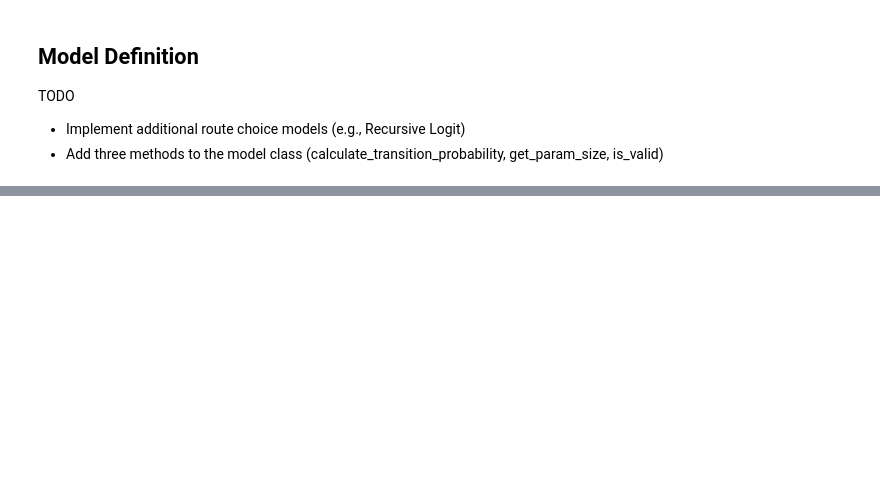
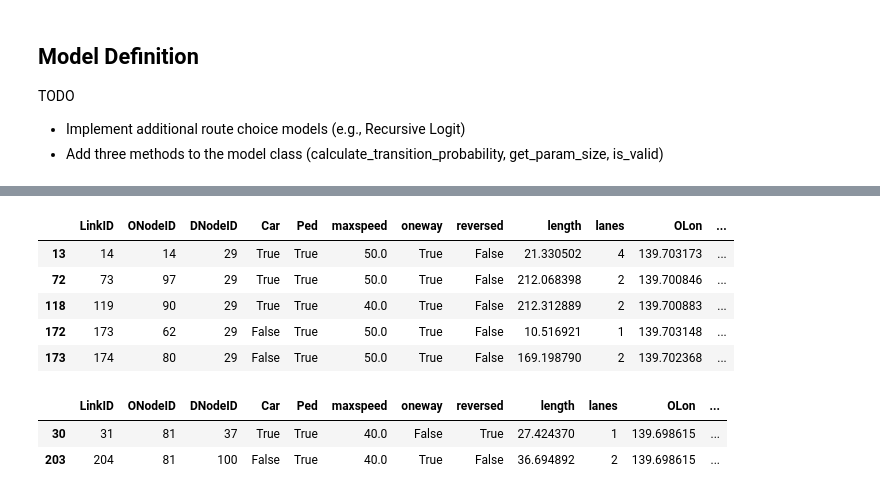
Before and after one commit to bin-utokyo/davis, a Jupyter notebook: src/specific_model/route_choice/code/main.ipynb, the cells around one changed output, grey strips where cells are left out. Drawn from its saved outputs; the diff is of its cells as text; code cells hidden in the pictures; blank space fills up the shorter version.

```diff
--- a/src/specific_model/route_choice/code/main.ipynb
+++ b/src/specific_model/route_choice/code/main.ipynb
@@ -159,0 +384,15 @@ print(df_transition.head())
+# %%
+df_link_with_flow[df_link_with_flow["DNodeID"] == 29]
+# %% [output]
+|  | LinkID | ONodeID | DNodeID | Car | Ped | maxspeed | oneway | reversed | length | lanes | OLon | ... |
+| 13 | 14 | 14 | 29 | True | True | 50.0 | True | False | 21.330502 | 4 | 139.703173 | ... |
+| 72 | 73 | 97 | 29 | True | True | 50.0 | True | False | 212.068398 | 2 | 139.700846 | ... |
+| 118 | 119 | 90 | 29 | True | True | 40.0 | True | False | 212.312889 | 2 | 139.700883 | ... |
+| 172 | 173 | 62 | 29 | False | True | 50.0 | True | False | 10.516921 | 1 | 139.703148 | ... |
+| 173 | 174 | 80 | 29 | False | True | 50.0 | True | False | 169.198790 | 2 | 139.702368 | ... |
+# %%
+df_link_with_flow[df_link_with_flow["ONodeID"] == 81]
+# %% [output]
+|  | LinkID | ONodeID | DNodeID | Car | Ped | maxspeed | oneway | reversed | length | lanes | OLon | ... |
+| 30 | 31 | 81 | 37 | True | True | 40.0 | False | True | 27.424370 | 1 | 139.698615 | ... |
+| 203 | 204 | 81 | 100 | False | True | 40.0 | True | False | 36.694892 | 2 | 139.698615 | ... |
```
Also changed, not shown: parts of 21 cells of this notebook, 1 other file.
